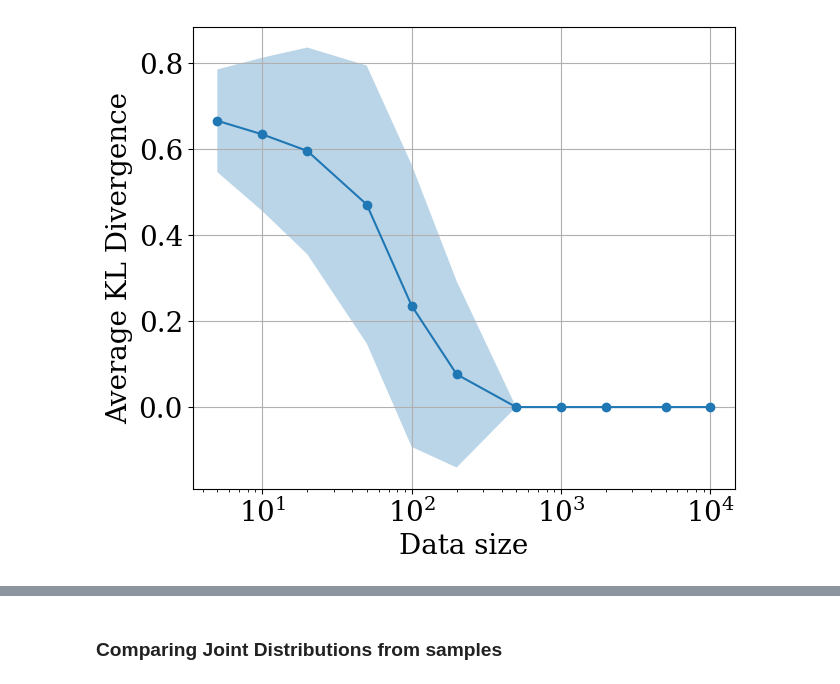
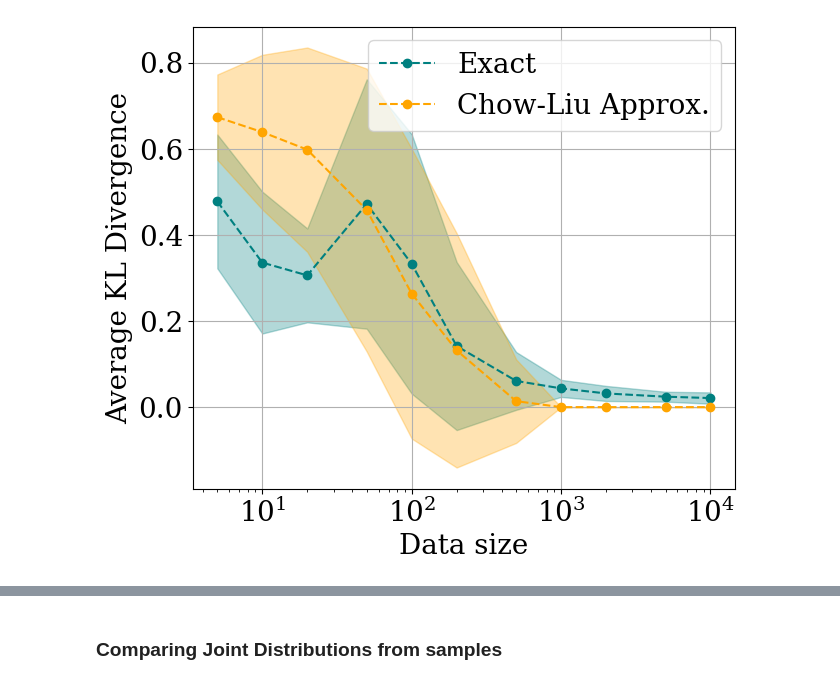
Before and after one commit to pratik2358/bayes_net_learning, a Jupyter notebook: code/alarm_example.ipynb, the cells around one changed output, grey strips where cells are left out. Saved outputs shown, nothing was run; the diff lists cells and outputs as text; code cells hidden in the pictures.

```diff
--- a/code/alarm_example.ipynb
+++ b/code/alarm_example.ipynb
@@ -37,16 +37,22 @@ visualize_BN(dependency_dict = dep_names_explicit, fig_name = 'alarm.pdf')
 # %%
-kl_divs = simulation_auto(variables = variables, dependency = dep, probs = probs, n = n, data_sizes = data_sizes, output = 'kl')
-accs = simulation_auto(variables = variables, dependency = dep, probs = probs, n = n, data_sizes = data_sizes, output = 'accuracy')
+kl_divs = simulation_auto(variables = variables, dependency = dep, probs = probs, n = n, data_sizes = data_sizes, output = 'kl', algorithm='exact')
+accs = simulation_auto(variables = variables, dependency = dep, probs = probs, n = n, data_sizes = data_sizes, output = 'accuracy', algorithm='exact')
+
+kl_divs_approx = simulation_auto(variables = variables, dependency = dep, probs = probs, n = n, data_sizes = data_sizes, output = 'kl', algorithm = 'chow-liu')
+accs_approx = simulation_auto(variables = variables, dependency = dep, probs = probs, n = n, data_sizes = data_sizes, output = 'accuracy', algorithm = 'chow-liu')
 # %%
 plt.figure(figsize=(7, 6))
-plt.plot(data_sizes, kl_divs.mean(axis=1), marker='o')
-plt.fill_between(data_sizes, kl_divs.mean(axis=1) - kl_divs.std(axis=1), kl_divs.mean(axis=1) + kl_divs.std(axis=1), alpha=0.3)
+plt.plot(data_sizes, kl_divs.mean(axis=1), '--o', color = 'teal', label = 'Exact')
+plt.fill_between(data_sizes, kl_divs.mean(axis=1) - kl_divs.std(axis=1), kl_divs.mean(axis=1) + kl_divs.std(axis=1), alpha=0.3, color = 'teal')
+plt.plot(data_sizes, kl_divs_approx.mean(axis=1), '--o', color = 'orange', label = 'Chow-Liu Approx.')
+plt.fill_between(data_sizes, kl_divs_approx.mean(axis=1) - kl_divs_approx.std(axis=1), kl_divs_approx.mean(axis=1) + kl_divs_approx.std(axis=1), alpha=0.3, color = 'orange')
 plt.xlabel('Data size')
 plt.ylabel('Average KL Divergence')
 plt.xscale('log')
 plt.grid()
+plt.legend()
 plt.savefig('kl_divergence.pdf', bbox_inches='tight')
 # %% [output]
-[figure, old version]
+[figure, new version]
 # %%
 plt.figure(figsize=(7, 6))
```
Also changed, not shown: parts of 6 cells of this notebook, 1 other file.
